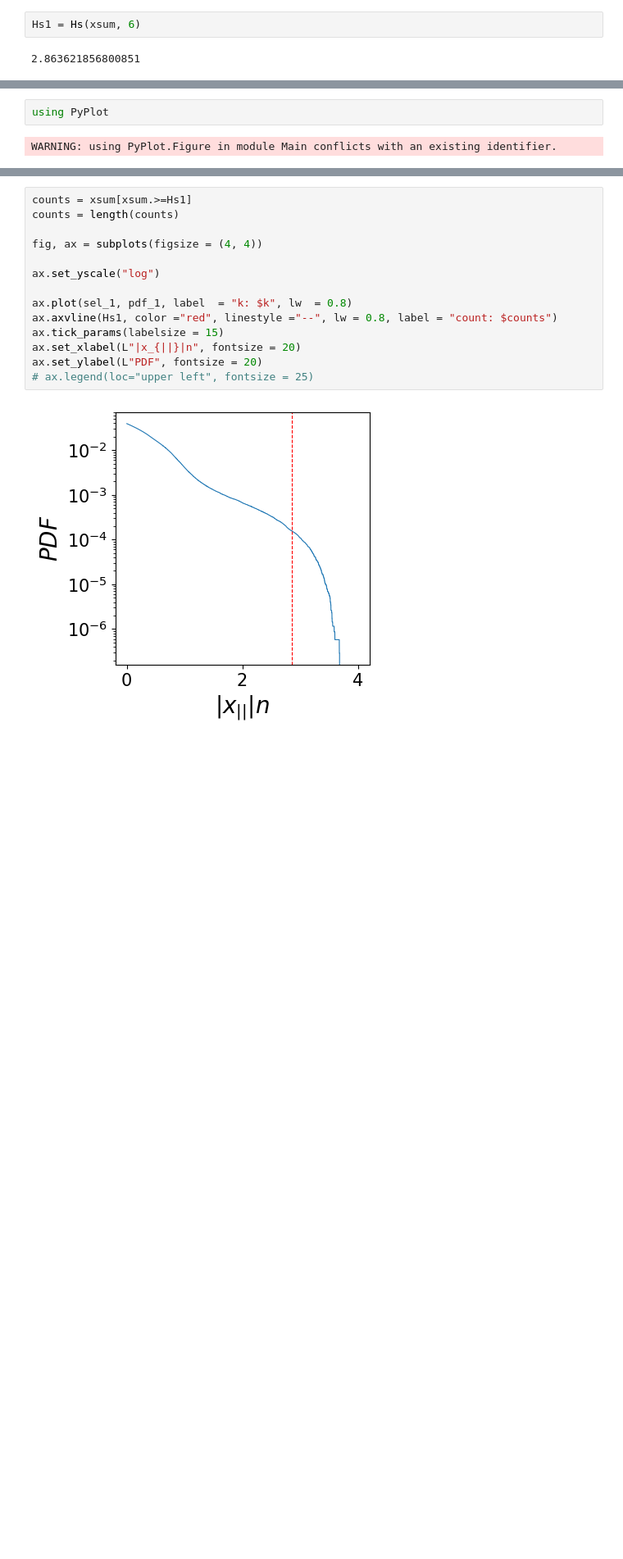
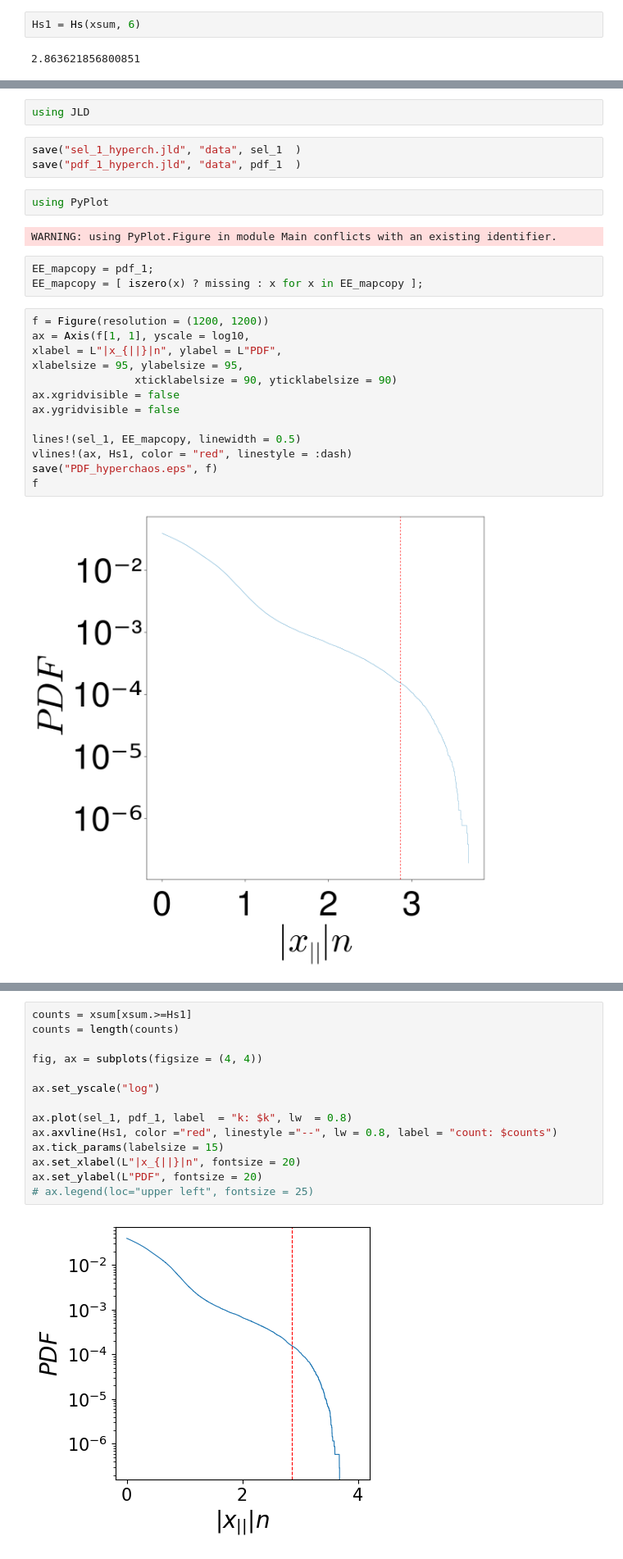
Before and after one commit to SergeyNovak777/dynamical-systems, a Jupyter notebook: Hindmarrh Rose/probablity density function/PDF hyperchaos.ipynb, the cells around one changed output, grey strips where cells are left out. Shown: that part at 82% size. Cells and saved outputs as stored; diff of their text form; blank space fills up the shorter version.

```diff
--- a/Hindmarrh Rose/probablity density function/PDF hyperchaos.ipynb
+++ b/Hindmarrh Rose/probablity density function/PDF hyperchaos.ipynb
@@ -205,4 +211,27 @@ sel_1, pdf_1 = CALCPDF(xsum)
+# %%
+using JLD
+# %%
+save("sel_1_hyperch.jld", "data", sel_1  )
+save("pdf_1_hyperch.jld", "data", pdf_1  )
 # %%
 using PyPlot
 # %% [output]
 WARNING: using PyPlot.Figure in module Main conflicts with an existing identifier.
+# %%
+EE_mapcopy = pdf_1;
+EE_mapcopy = [ iszero(x) ? missing : x for x in EE_mapcopy ];
+# %%
+f = Figure(resolution = (1200, 1200))
+ax = Axis(f[1, 1], yscale = log10,
+xlabel = L"|x_{||}|n", ylabel = L"PDF",
+xlabelsize = 95, ylabelsize = 95,
+                xticklabelsize = 90, yticklabelsize = 90)
+ax.xgridvisible = false
+ax.ygridvisible = false
+
+lines!(sel_1, EE_mapcopy, linewidth = 0.5)
+vlines!(ax, Hs1, color = "red", linestyle = :dash)
+save("PDF_hyperchaos.eps", f)
+f
+# %% [output]
+[figure, added]
```
Also changed, not shown: parts of 5 cells of this notebook, 15 other files.
